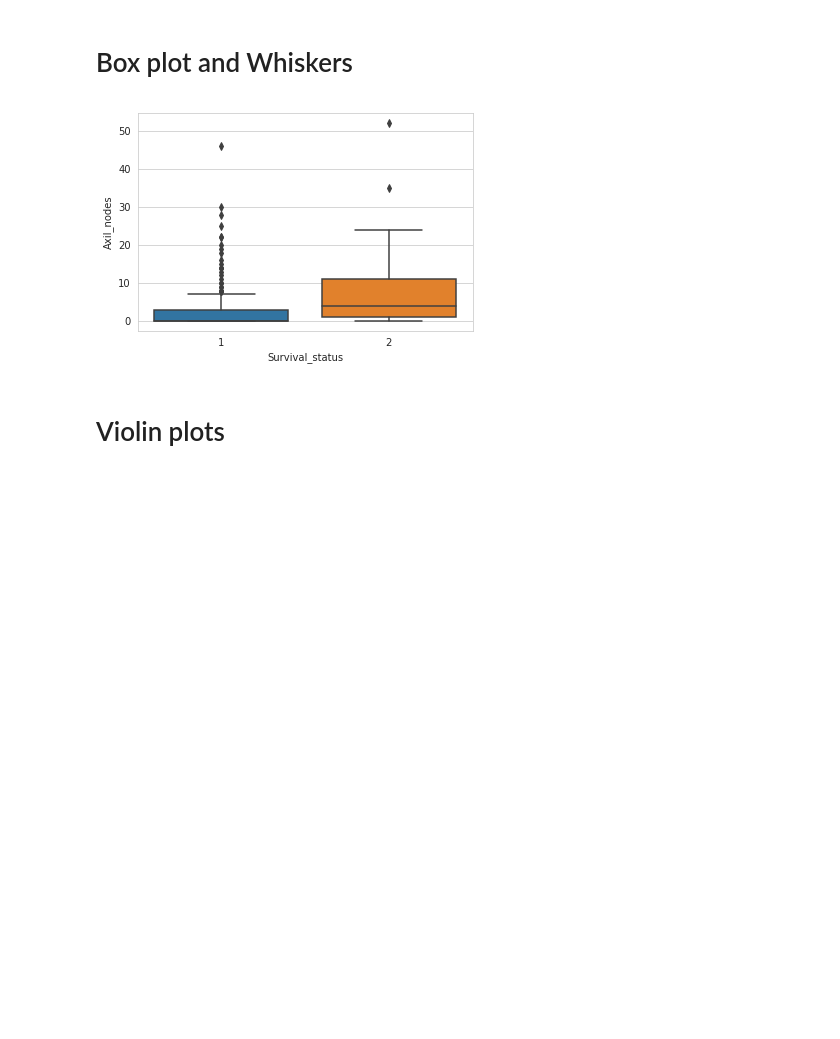
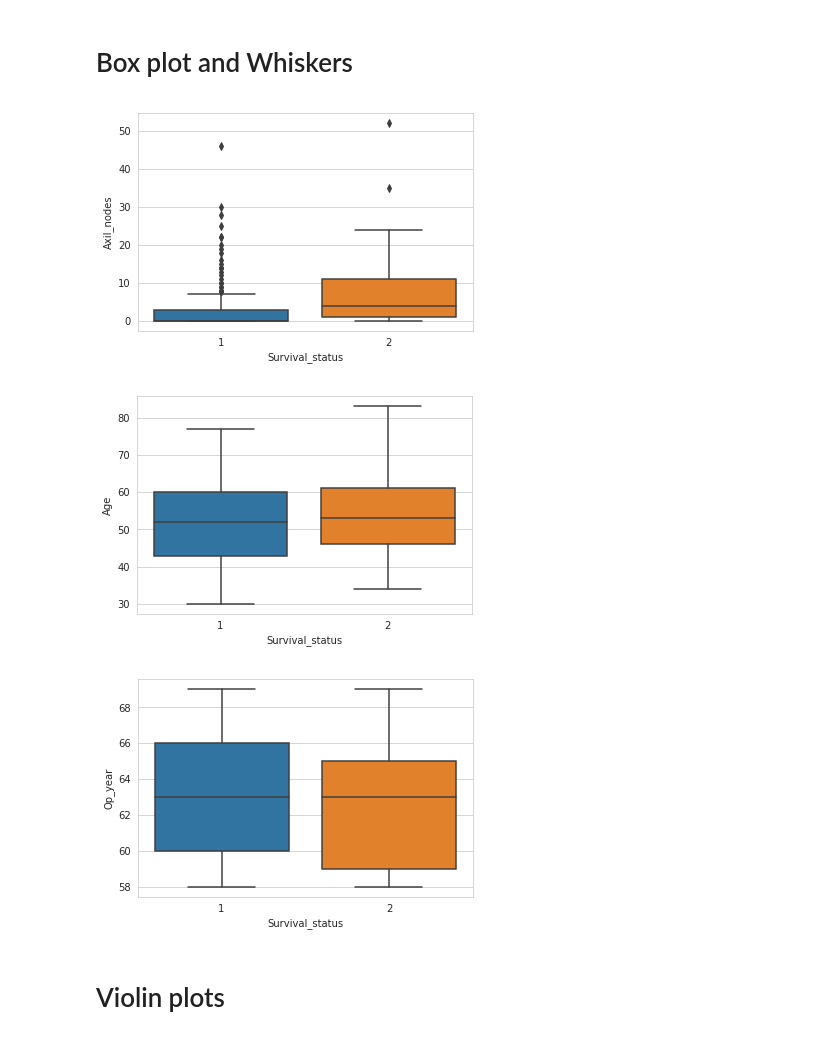
Before and after one commit to skshiraj/EDA-2, a Jupyter notebook: Assignment_1.ipynb, the cells around one changed output. Cells and saved outputs as stored; diff of their text form; code cells hidden in the pictures; blank space fills up the shorter version.

```diff
--- a/Assignment_1.ipynb
+++ b/Assignment_1.ipynb
@@ -269,8 +328,16 @@ Median Absolute Deviation
 # %%
 sns.boxplot(x='Survival_status',y='Axil_nodes', data=Haberman)
 plt.show()
+
+sns.boxplot(x='Survival_status',y='Age', data=Haberman)
+plt.show()
+
+sns.boxplot(x='Survival_status',y='Op_year', data=Haberman)
+plt.show()
 # %% [output]
 [figure]
+[figure, added]
+[figure, added]
 # %% [markdown]
 # Violin plots
 # %%
```
Also changed, not shown: parts of 5 cells of this notebook.
